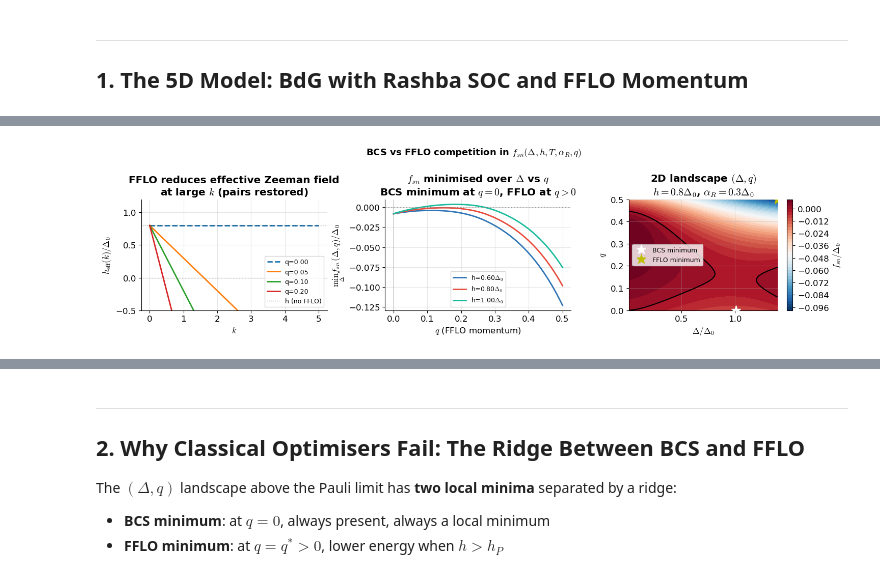
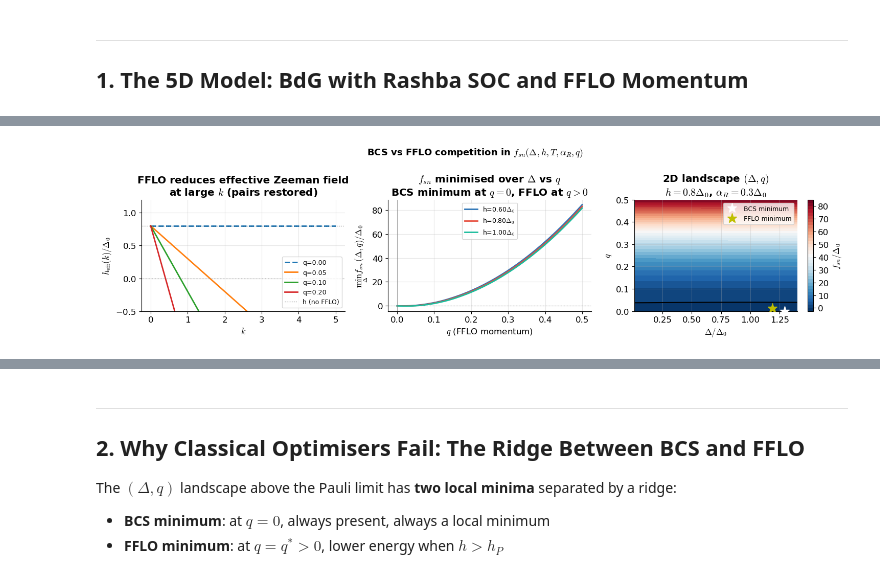
Before and after one commit to Faluke-Aikebaier/quantum-algorithms-condensed-matter, a Jupyter notebook: 07_bcs_fflo_grover.ipynb, the cells around one changed output, grey strips where cells are left out. Cells and saved outputs as stored; diff of their text form; code cells hidden in the pictures.

```diff
--- a/07_bcs_fflo_grover.ipynb
+++ b/07_bcs_fflo_grover.ipynb
@@ -79,9 +82,10 @@ import time
 k_B     = 1
 hbar    = 1
 m       = 1
-mu      = 0
+mu      = 1.0           # chemical potential (BCS regime: mu >> delta_0)
+k_F     = np.sqrt(2*mu) # Fermi wavevector
 delta_0 = 0.1           # T=0, h=0, aR=0, q=0 BCS gap
-G_N     = 0.909593      # calibrated: Delta*(h=0,T=0,aR=0,q=0) = delta_0
+G_N     = 0.317790      # calibrated: Delta*(h=0,T=0,aR=0,q=0) = delta_0 (mu=1.0)
 nvals   = 800
 k_vals  = np.linspace(0, 10, nvals)
 
@@ -94,7 +98,10 @@ plt.rcParams.update({
 })
 
 print('Setup complete.')
-print(f'G_N = {G_N:.6f}  (calibrated for 4-band Rashba model)')
+print(f'mu  = {mu:.4f}  (BCS regime: mu/delta_0 = {mu/delta_0:.1f} >> 1)')
+print(f'k_F = {k_F:.4f}  (Fermi wavevector = sqrt(2*mu))')
+print(f'G_N = {G_N:.6f}  (calibrated for 4-band Rashba model, mu=1.0)')
 print(f'Pauli limit: h_P = delta_0/sqrt(2) = {delta_0/np.sqrt(2):.4f} = {1/np.sqrt(2):.4f}*delta_0')
+print(f'FFLO onset (with Rashba aR=0.03): h ~ 0.01 (below h_P due to SOC)')
 # %% [output]
 Setup complete.
@@ -117,41 +127,67 @@ def free_energy_mode(E, T):
 
 def fsn_5d(args):
     """
-    Free energy density: f_sn(Delta, h, T, alpha_R, q)
+    Condensation free energy density: f_sn(Delta, h, T, alpha_R, q)
+    = f_SC(Delta, h, q) - f_Normal(Delta=0, h, q=0)
 
-    BdG eigenvalues with Rashba SOC and FFLO momentum q:
-      xi_{k,+} = xi_k + alpha_R*k   (majority helicity band)
-      xi_{k,-} = xi_k - alpha_R*k   (minority helicity band)
+    Uses the Casalbuoni-Nardulli blocking kernel (Rev. Mod. Phys. 76, 263, 2004):
+      Cooper pairs form only where |h_eff(k)| < E_k(Delta)
+      i.e., the Zeeman mismatch must be smaller than the pairing energy.
+      Modes where |h_eff(k)| >= E_k are 'blocked' -- no pairing.
+
+    Rashba helicity bands:
+      xi_{k,+} = xi_k + alpha_R*k   (+ helicity)
+      xi_{k,-} = xi_k - alpha_R*k   (- helicity)
+      E_{k,pm} = sqrt(xi_{k,pm}^2 + Delta^2)  (BCS quasiparticle energies)
       h_eff(k) = h - q*k             (k-dependent effective Zeeman)
 
-      E_1 = sqrt((xi_{k,+} - h_eff)^2 + Delta^2)
-      E_2 = sqrt((xi_{k,+} + h_eff)^2 + Delta^2)
-      E_3 = sqrt((xi_{k,-} - h_eff)^2 + Delta^2)
-      E_4 = sqrt((xi_{k,-} + h_eff)^2 + Delta^2)
+    T=0 formula (exact):
+      f_sn = Delta^2/G_N
+             - (1/pi) * int_0^{k_c} k * [kernel_SC - kernel_N] dk
+      kernel_SC = sqrt(max(0, E_{k,+}^2 - h_eff^2))
+                + sqrt(max(0, E_{k,-}^2 - h_eff^2))    (blocking condition)
+      kernel_N  = sqrt(max(0, xi_{k,+}^2 - h^2))
+                + sqrt(max(0, xi_{k,-}^2 - h^2))       (normal state at q=0)
 
-    Physical interpretation of h_eff = h - q*k:
-      FFLO pairs (k+q, up) with (-k+q, down).
-      The momentum mismatch q*k reduces the effective Zeeman depairing.
-      At k = h/q: perfect pairing restored in that k-shell.
-      -> FFLO minimum at finite q* when h > h_P.
+    T>0 formula (thermal occupation):
+      Uses Fermi-Dirac weighted blocking:
+      block(k) = 1 - n_F(E_k - h_eff) - n_F(E_k + h_eff)
+
+    Physical constraints satisfied:
+      - At h=0: q=0 is the global minimum (no FFLO without Zeeman)
+      - At h>h_onset: genuine interior FFLO minimum at finite q*
+      - Requires mu > 0 (BCS regime, k_F = sqrt(2*mu) > 0)
     """
     d, h, T, aR, q = [max(float(x), 0) for x in args]
-    xi_k  = xi(k_vals)
-    xi_p  = xi_k + aR*k_vals     # helicity +
-    xi_m  = xi_k - aR*k_vals     # helicity -
-    h_eff = h - q*k_vals          # k-dependent Zeeman
+    xi_k = xi(k_vals)
+    xi_p = xi_k + aR*k_vals     # helicity +
+    xi_m = xi_k - aR*k_vals     # helicity -
+    h_eff = h - q*k_vals         # k-dependent effective Zeeman (signed)
+    Ep = np.sqrt(xi_p**2 + d**2) # BCS quasiparticle energy, helicity +
+    Em = np.sqrt(xi_m**2 + d**2) # BCS quasiparticle energy, helicity -
 
-    E1 = np.sqrt(np.clip((xi_p - h_eff)**2 + d**2, 0, None))
-    E2 = np.sqrt(np.clip((xi_p + h_eff)**2 + d**2, 0, None))
-    E3 = np.sqrt(np.clip((xi_m - h_eff)**2 + d**2, 0, None))
-    E4 = np.sqrt(np.clip((xi_m + h_eff)**2 + d**2, 0, None))
+    if T < 1e-12:
+        # T=0: exact blocking formula (Casalbuoni & Nardulli)
+        h2 = h_eff**2
+        kernel_p  = np.sqrt(np.clip(Ep**2 - h2, 0, None))  # SC, + helicity
+        kernel_m  = np.sqrt(np.clip(Em**2 - h2, 0, None))  # SC, - helicity
+        kernel_p0 = np.sqrt(np.clip(xi_p**2 - h**2, 0, None))  # Normal, + helicity
+        kernel_m0 = np.sqrt(np.clip(xi_m**2 - h**2, 0, None))  # Normal, - helicity
+        val = d**2/G_N - 1/np.pi * integrate.trapezoid(
+                  k_vals * ((kernel_p + kernel_m) - (kernel_p0 + kernel_m0)),
+                  x=k_vals)
+    else:
+        # T>0: thermal occupation with Fermi-Dirac weighted blocking
+        def n_F(E): return 1/(1 + np.exp(np.clip(E/T, -50, 50)))
+        block_p  = 1 - n_F(Ep - h_eff) - n_F(Ep + h_eff)  # SC, + helicity
+        block_m  = 1 - n_F(Em - h_eff) - n_F(Em + h_eff)  # SC, - helicity
+        block_p0 = 1 - n_F(np.abs(xi_p) - h) - n_F(np.abs(xi_p) + h)  # Normal, +
+        block_m0 = 1 - n_F(np.abs(xi_m) - h) - n_F(np.abs(xi_m) + h)  # Normal, -
+        val = d**2/G_N - 1/np.pi * integrate.trapezoid(
+                  k_vals * (Ep*block_p + Em*block_m
+                            - np.abs(xi_p)*block_p0 - np.abs(xi_m)*block_m0),
+                  x=k_vals)
 
-    # Normal state reference: q=0 (BCS normal state)
-    rho_n = sum(free_energy_mode(np.sqrt(np.clip((xb + sg*h)**2, 0, None)), T)
-                for xb in [xi_p, xi_m] for sg in [-1, +1])
-    rho_sc = sum(free_energy_mode(E, T) for E in [E1, E2, E3, E4])
-
-    val = d**2/G_N - 1/(2*np.pi)*integrate.trapezoid(k_vals*(rho_sc - rho_n), x=k_vals)
     return float(val) if np.isfinite(val) else 1e-20
 
 # ── Validate ─────────────────────────────────────────────────────────────────
@@ -231,7 +267,7 @@ axes[2].set_ylabel(r'$q$')
 axes[2].set_title(f'2D landscape $(\\Delta, q)$\n'
                   f'$h={h_2d/delta_0:.1f}\\Delta_0$, $\\alpha_R={aR_2d/delta_0:.1f}\\Delta_0$',
                   fontweight='bold')
-axes[2].legend(fontsize=9,loc='center left')
+axes[2].legend(fontsize=9)
 
 plt.suptitle(r'BCS vs FFLO competition in $f_{sn}(\Delta, h, T, \alpha_R, q)$',
              fontsize=13, fontweight='bold')
@@ -249 +285 @@ Validation:
-[figure, old version]
+[figure, new version]
```
Also changed, not shown: parts of 12 cells of this notebook.
